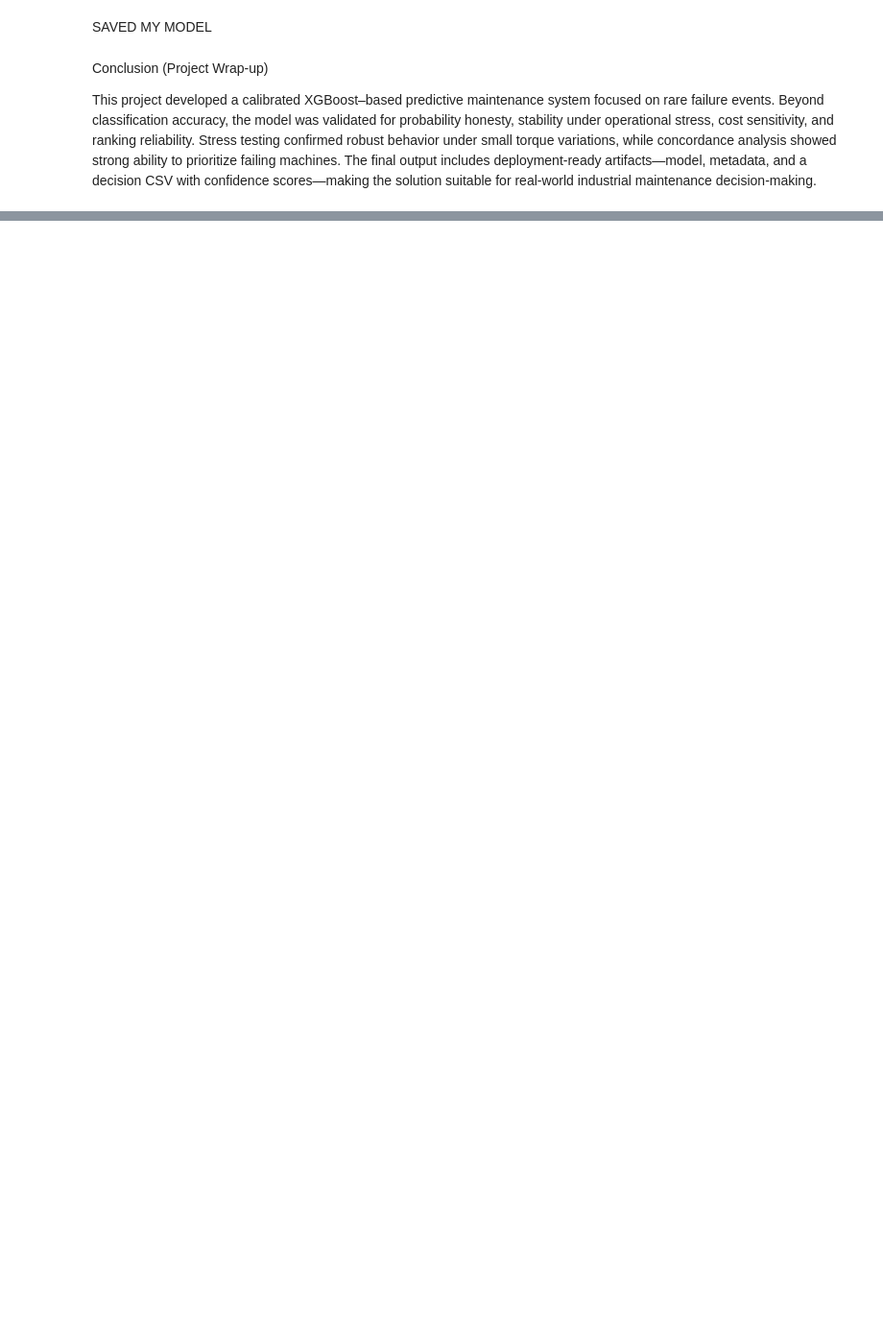
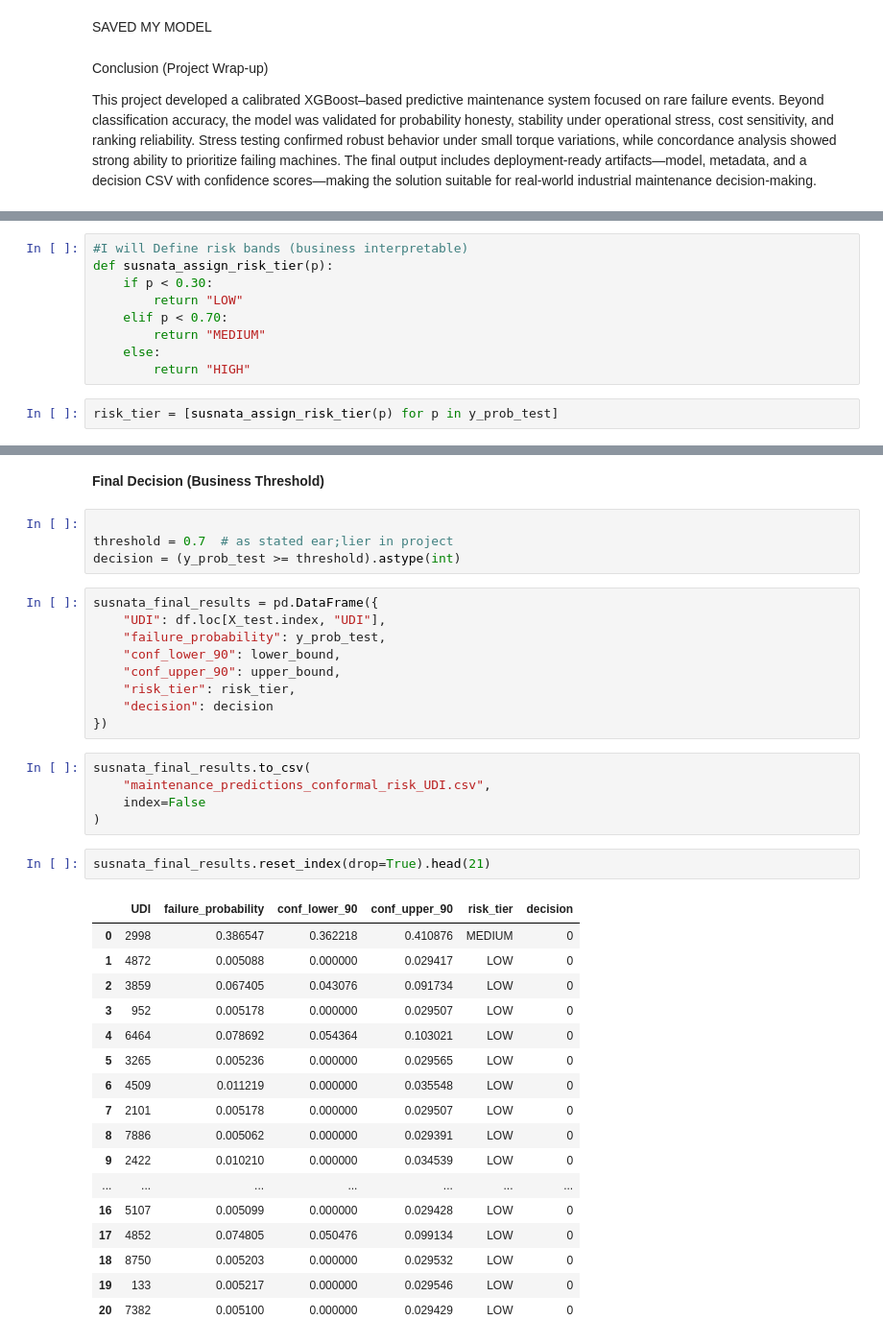
Before and after one commit to Sushx21/AI-ML-Projects, a Jupyter notebook: A GOLD TIER CLASSIFICATION FOR PREDICTIVE MAINTENANCE/My_S_Tier_Calibrated_Rare_Event_Classification_for_Predictive_Maintenance.ipynb, the cells around one changed output, grey strips where cells are left out. Shown at 96% size. Drawn from its saved outputs; the diff is of its cells as text; blank space fills up the shorter version.

Commit message:
Added conformal predfiction point estimate and range to s tier calibrated predictive maint

```diff
--- a/A GOLD TIER CLASSIFICATION FOR PREDICTIVE MAINTENANCE/My_S_Tier_Calibrated_Rare_Event_Classification_for_Predictive_Maintenance.ipynb
+++ b/A GOLD TIER CLASSIFICATION FOR PREDICTIVE MAINTENANCE/My_S_Tier_Calibrated_Rare_Event_Classification_for_Predictive_Maintenance.ipynb
@@ -1246,0 +1330,11 @@ This project developed a calibrated XGBoost–based predictive maintenance syste
+# %%
+#I will Define risk bands (business interpretable)
+def susnata_assign_risk_tier(p):
+    if p < 0.30:
+        return "LOW"
+    elif p < 0.70:
+        return "MEDIUM"
+    else:
+        return "HIGH"
+# %%
+risk_tier = [susnata_assign_risk_tier(p) for p in y_prob_test]
@@ -1246,0 +1349,40 @@ This project developed a calibrated XGBoost–based predictive maintenance syste
+# %% [markdown]
+ **Final Decision (Business Threshold)**
+# %%
+
+threshold = 0.7  # as stated ear;lier in project
+decision = (y_prob_test >= threshold).astype(int)
+# %%
+susnata_final_results = pd.DataFrame({
+    "UDI": df.loc[X_test.index, "UDI"],
+    "failure_probability": y_prob_test,
+    "conf_lower_90": lower_bound,
+    "conf_upper_90": upper_bound,
+    "risk_tier": risk_tier,
+    "decision": decision
+})
+# %%
+susnata_final_results.to_csv(
+    "maintenance_predictions_conformal_risk_UDI.csv",
+    index=False
+)
+# %%
+susnata_final_results.reset_index(drop=True).head(21)
+# %% [output]
+|  | UDI | failure_probability | conf_lower_90 | conf_upper_90 | risk_tier | decision |
+| 0 | 2998 | 0.386547 | 0.362218 | 0.410876 | MEDIUM | 0 |
+| 1 | 4872 | 0.005088 | 0.000000 | 0.029417 | LOW | 0 |
+| 2 | 3859 | 0.067405 | 0.043076 | 0.091734 | LOW | 0 |
+| 3 | 952 | 0.005178 | 0.000000 | 0.029507 | LOW | 0 |
+| 4 | 6464 | 0.078692 | 0.054364 | 0.103021 | LOW | 0 |
+| 5 | 3265 | 0.005236 | 0.000000 | 0.029565 | LOW | 0 |
+| 6 | 4509 | 0.011219 | 0.000000 | 0.035548 | LOW | 0 |
+| 7 | 2101 | 0.005178 | 0.000000 | 0.029507 | LOW | 0 |
+| 8 | 7886 | 0.005062 | 0.000000 | 0.029391 | LOW | 0 |
+| 9 | 2422 | 0.010210 | 0.000000 | 0.034539 | LOW | 0 |
+| ... | ... | ... | ... | ... | ... | ... |
+| 16 | 5107 | 0.005099 | 0.000000 | 0.029428 | LOW | 0 |
+| 17 | 4852 | 0.074805 | 0.050476 | 0.099134 | LOW | 0 |
+| 18 | 8750 | 0.005203 | 0.000000 | 0.029532 | LOW | 0 |
+| 19 | 133 | 0.005217 | 0.000000 | 0.029546 | LOW | 0 |
+| 20 | 7382 | 0.005100 | 0.000000 | 0.029429 | LOW | 0 |
```
Also changed, not shown: parts of 25 cells of this notebook, 1 other file.
